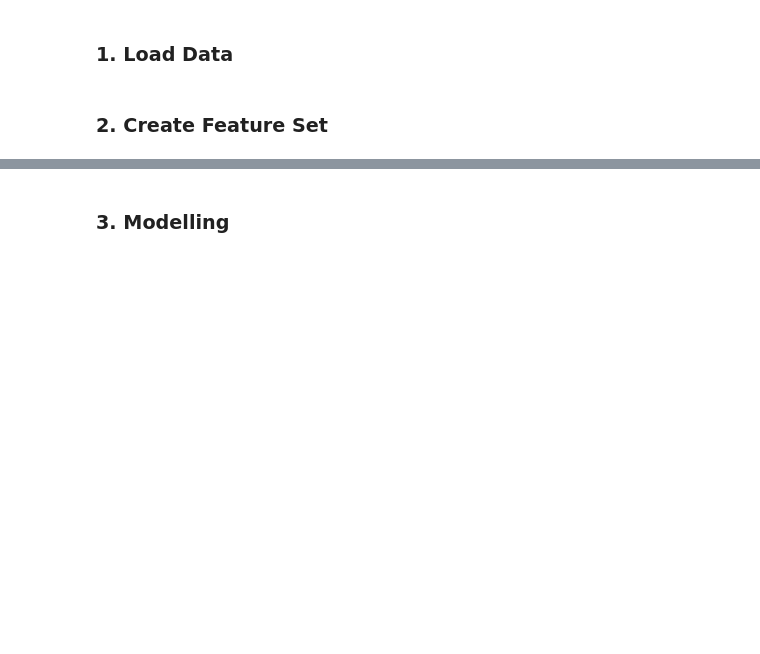
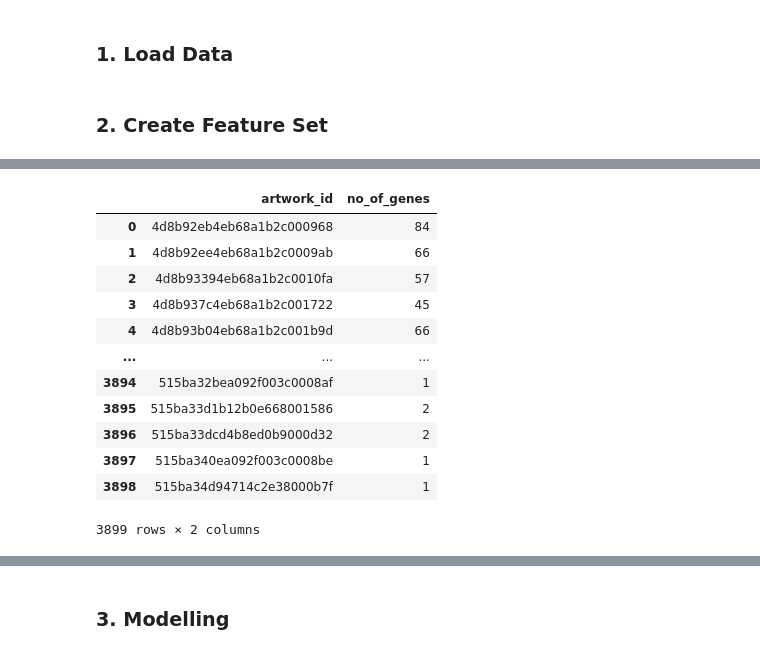
Before and after one commit to sabrinarubert/artRecommender, a Jupyter notebook: 01_Notebooks/art_recommender.ipynb, the cells around one changed output, grey strips where cells are left out. Cells and saved outputs as stored; diff of their text form; code cells hidden in the pictures; blank space fills up the shorter version.

```diff
--- a/01_Notebooks/art_recommender.ipynb
+++ b/01_Notebooks/art_recommender.ipynb
@@ -20,0 +45,16 @@ dbConnection    = sqlEngine.connect()
+# %%
+noOfGenes
+# %% [output]
+|  | artwork_id | no_of_genes |
+| 0 | 4d8b92eb4eb68a1b2c000968 | 84 |
+| 1 | 4d8b92ee4eb68a1b2c0009ab | 66 |
+| 2 | 4d8b93394eb68a1b2c0010fa | 57 |
+| 3 | 4d8b937c4eb68a1b2c001722 | 45 |
+| 4 | 4d8b93b04eb68a1b2c001b9d | 66 |
+| ... | ... | ... |
+| 3894 | 515ba32bea092f003c0008af | 1 |
+| 3895 | 515ba33d1b12b0e668001586 | 2 |
+| 3896 | 515ba33dcd4b8ed0b9000d32 | 2 |
+| 3897 | 515ba340ea092f003c0008be | 1 |
+| 3898 | 515ba34d94714c2e38000b7f | 1 |
+3899 rows × 2 columns
```
Also changed, not shown: parts of 29 cells of this notebook, 2 other files.
